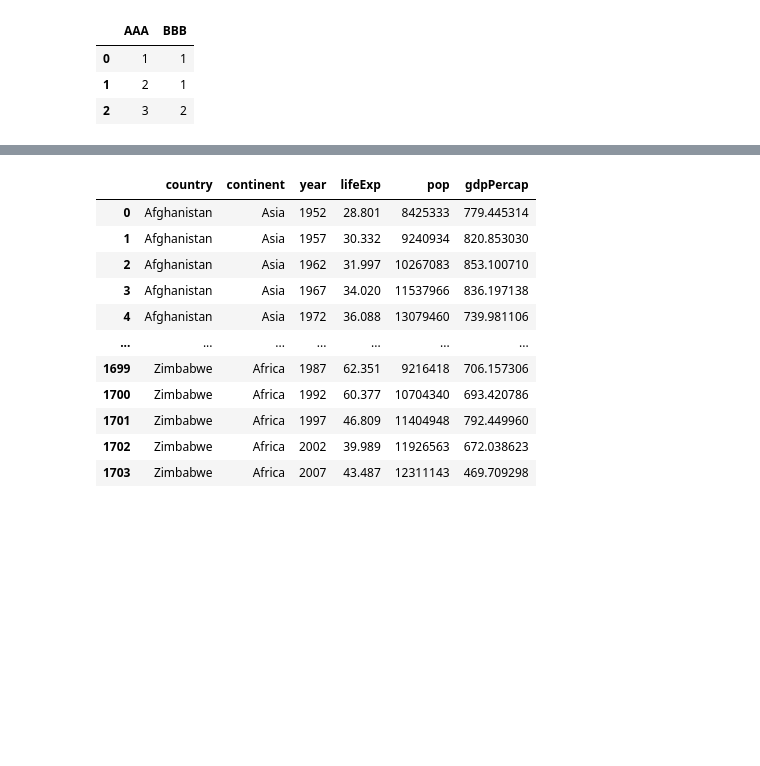
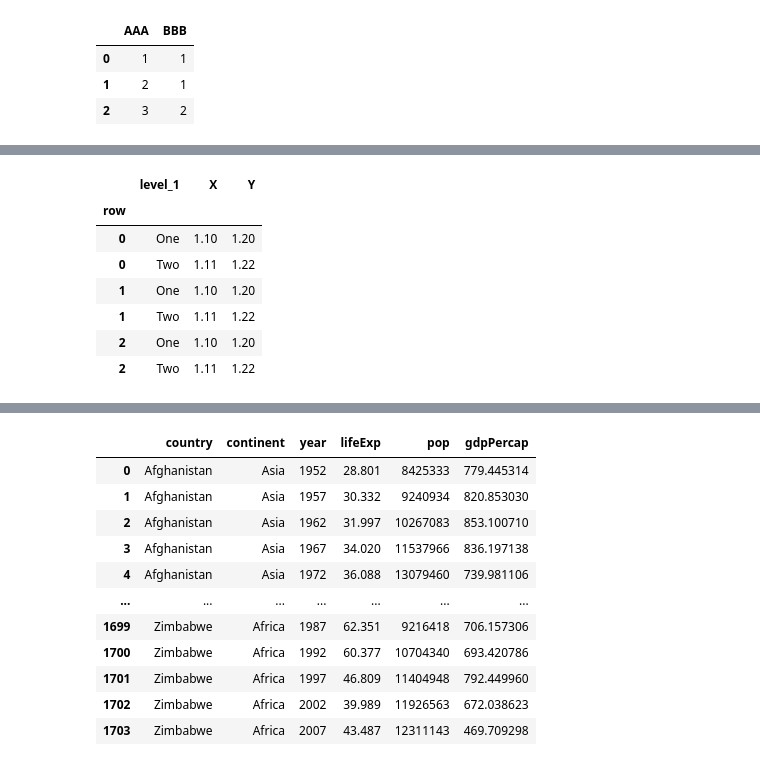
Before and after one commit to ChrisHSKim/python_for_everyone, a Jupyter notebook: notebooks/python with pandas.ipynb, the cells around one changed output, grey strips where cells are left out. Cells and saved outputs as stored; diff of their text form; code cells hidden in the pictures; blank space fills up the shorter version.

Commit message:
multi-indexing

```diff
--- a/notebooks/python with pandas.ipynb
+++ b/notebooks/python with pandas.ipynb
@@ -209,0 +212,6 @@ df.sort_values(by="BBB").groupby("AAA", as_index=False).first()
+# %%
+df = pd.DataFrame({'row': [0, 1, 2],
+                   'One_X': [1.1, 1.1, 1.1],
+                   'One_Y': [1.2, 1.2, 1.2],
+                   'Two_X': [1.11, 1.11, 1.11],
+                   'Two_Y': [1.22, 1.22, 1.22]})
@@ -209,0 +225,2 @@ df.sort_values(by="BBB").groupby("AAA", as_index=False).first()
+# %%
+df = df.set_index('row')
@@ -209,0 +235,2 @@ df.sort_values(by="BBB").groupby("AAA", as_index=False).first()
+# %%
+df.columns = pd.MultiIndex.from_tuples([tuple(c.split('_'))for c in df.columns])
@@ -209,0 +246,13 @@ df.sort_values(by="BBB").groupby("AAA", as_index=False).first()
+# %%
+df = df.stack(0).reset_index(1)
+# %%
+df
+# %% [output]
+|  | level_1 | X | Y |
+| row |  |  |  |
+| 0 | One | 1.10 | 1.20 |
+| 0 | Two | 1.11 | 1.22 |
+| 1 | One | 1.10 | 1.20 |
+| 1 | Two | 1.11 | 1.22 |
+| 2 | One | 1.10 | 1.20 |
+| 2 | Two | 1.11 | 1.22 |
```
Also changed, not shown: parts of 6 cells of this notebook.
